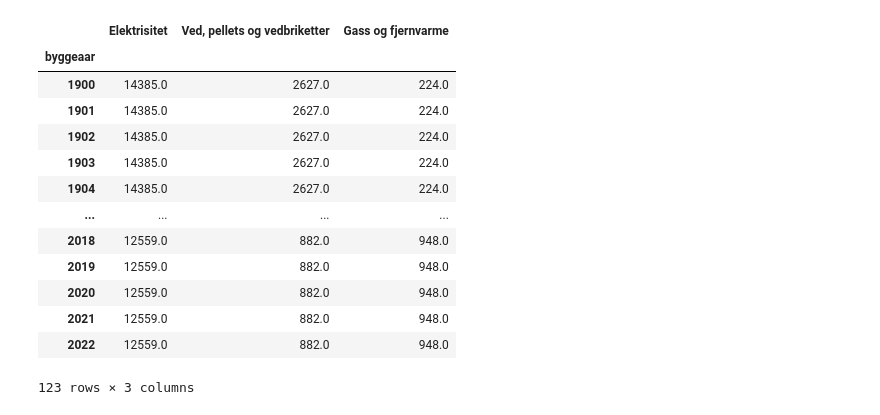
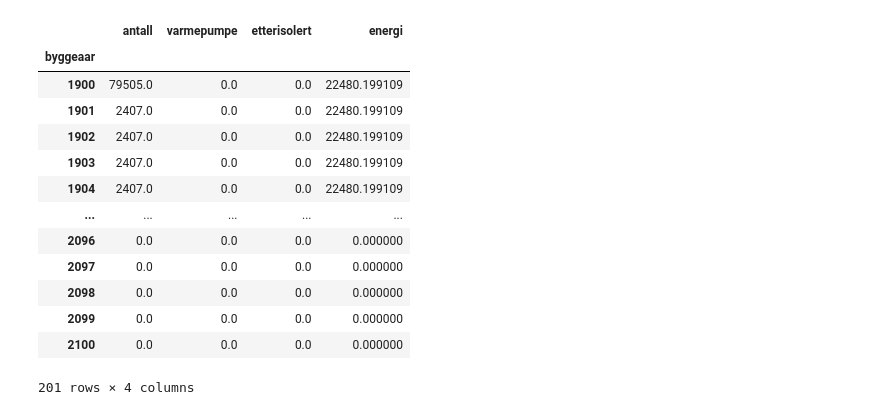
Before and after one commit to andre-hegre/Beregninger_Scenariomodell, a Jupyter notebook: projection.ipynb, the cells around one changed output. Cells and saved outputs as stored; diff of their text form; code cells hidden in the pictures.

```diff
--- a/projection.ipynb
+++ b/projection.ipynb
@@ -1,26 +15,22 @@
 # %%
 import pandas as pd
 import numpy as np
 import matplotlib.pyplot as plt
 
-houses = pd.read_csv('data/bygningsbestand_2022.csv')
-energy_profile = pd.read_csv('data/gjennomsnittlig_forbruk_2022.csv')
-
-houses = houses.set_index('byggeaar')
-energy_profile = energy_profile.set_index('byggeaar')
-energy_profile
+houses = pd.read_csv('data/bygningsbestand_2022.csv').set_index('byggeaar')
+houses
 # %% [output]
-|  | Elektrisitet | Ved, pellets og vedbriketter | Gass og fjernvarme |
-| byggeaar |  |  |  |
-| 1900 | 14385.0 | 2627.0 | 224.0 |
-| 1901 | 14385.0 | 2627.0 | 224.0 |
-| 1902 | 14385.0 | 2627.0 | 224.0 |
-| 1903 | 14385.0 | 2627.0 | 224.0 |
-| 1904 | 14385.0 | 2627.0 | 224.0 |
-| ... | ... | ... | ... |
-| 2018 | 12559.0 | 882.0 | 948.0 |
-| 2019 | 12559.0 | 882.0 | 948.0 |
-| 2020 | 12559.0 | 882.0 | 948.0 |
-| 2021 | 12559.0 | 882.0 | 948.0 |
-| 2022 | 12559.0 | 882.0 | 948.0 |
+|  | antall | varmepumpe | etterisolert | energi |
+| byggeaar |  |  |  |  |
+| 1900 | 79505.0 | 0.0 | 0.0 | 22480.199109 |
+| 1901 | 2407.0 | 0.0 | 0.0 | 22480.199109 |
+| 1902 | 2407.0 | 0.0 | 0.0 | 22480.199109 |
+| 1903 | 2407.0 | 0.0 | 0.0 | 22480.199109 |
+| 1904 | 2407.0 | 0.0 | 0.0 | 22480.199109 |
+| ... | ... | ... | ... | ... |
+| 2096 | 0.0 | 0.0 | 0.0 | 0.000000 |
+| 2097 | 0.0 | 0.0 | 0.0 | 0.000000 |
+| 2098 | 0.0 | 0.0 | 0.0 | 0.000000 |
+| 2099 | 0.0 | 0.0 | 0.0 | 0.000000 |
+| 2100 | 0.0 | 0.0 | 0.0 | 0.000000 |
-123 rows × 3 columns
+201 rows × 4 columns
```
Also changed, not shown: parts of 8 cells of this notebook, 3 other files.
